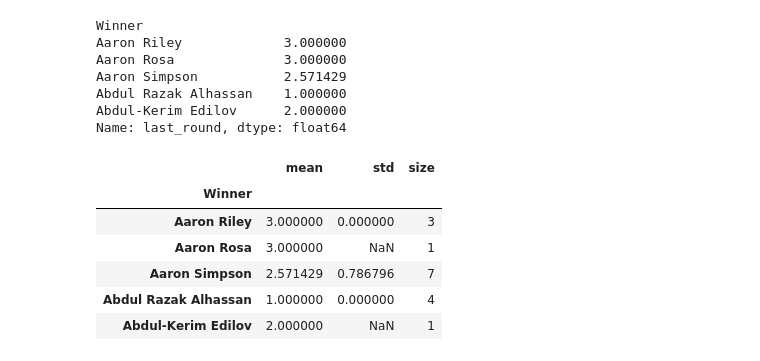
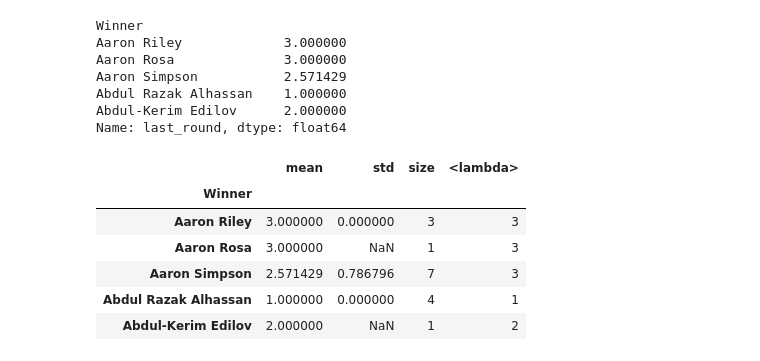
Before and after one commit to carnotaur/pandas_tutorial, a Jupyter notebook: examples.ipynb, the cells around one changed output. Cells and saved outputs as stored; diff of their text form; code cells hidden in the pictures.

```diff
--- a/examples.ipynb
+++ b/examples.ipynb
@@ -313,12 +349,12 @@ Abdul Razak Alhassan    1.000000
 Abdul-Kerim Edilov      2.000000
 Name: last_round, dtype: float64
 # %%
-df.groupby('Winner').last_round.agg(['mean', 'std', 'size']).head()
+df.groupby('Winner')['last_round'].agg(['mean', 'std', 'size', lambda x: max(x)]).head()
 # %% [output]
-|  | mean | std | size |
-| Winner |  |  |  |
-| Aaron Riley | 3.000000 | 0.000000 | 3 |
-| Aaron Rosa | 3.000000 | NaN | 1 |
-| Aaron Simpson | 2.571429 | 0.786796 | 7 |
-| Abdul Razak Alhassan | 1.000000 | 0.000000 | 4 |
-| Abdul-Kerim Edilov | 2.000000 | NaN | 1 |
+|  | mean | std | size | <lambda> |
+| Winner |  |  |  |  |
+| Aaron Riley | 3.000000 | 0.000000 | 3 | 3 |
+| Aaron Rosa | 3.000000 | NaN | 1 | 3 |
+| Aaron Simpson | 2.571429 | 0.786796 | 7 | 3 |
+| Abdul Razak Alhassan | 1.000000 | 0.000000 | 4 | 1 |
+| Abdul-Kerim Edilov | 2.000000 | NaN | 1 | 2 |
```
Also changed, not shown: parts of 35 cells of this notebook, 10 other files.
